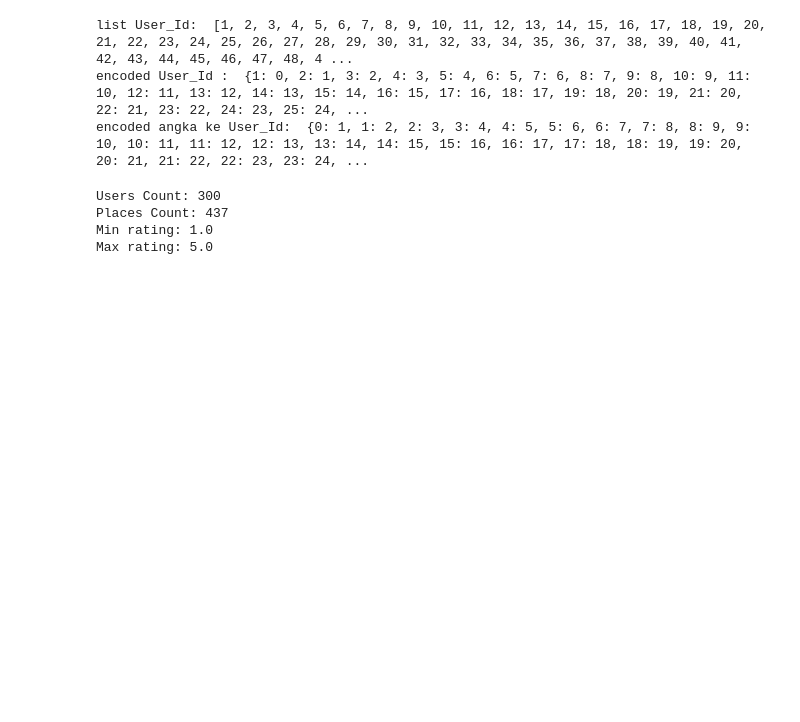
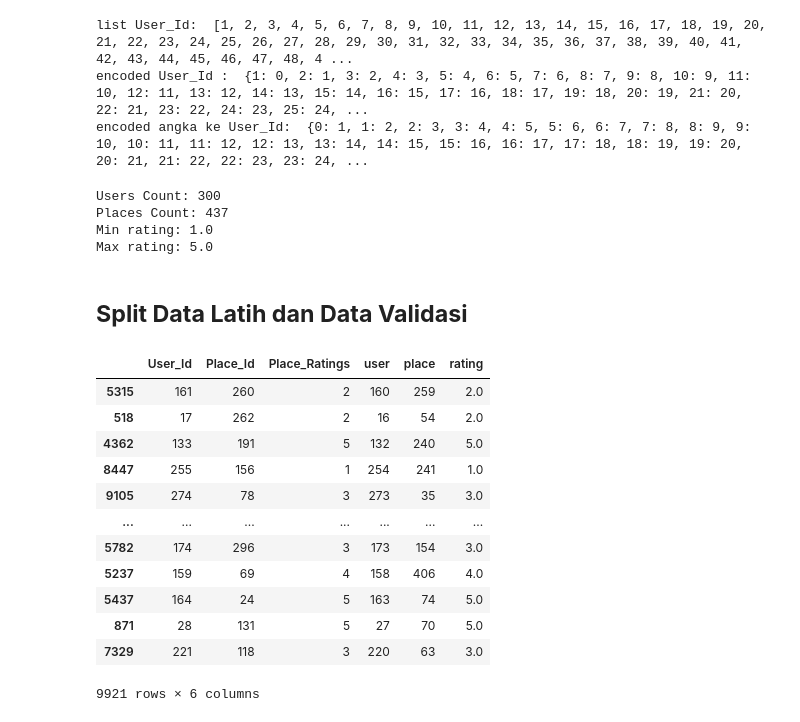
Before and after one commit to ZutoVain/ML, a Jupyter notebook: ML.ipynb, the cells around one changed output. Saved outputs shown, nothing was run; the diff lists cells and outputs as text; code cells hidden in the pictures; blank space fills up the shorter version.

Commit message:
Split Data for Validation and Training

```diff
--- a/ML.ipynb
+++ b/ML.ipynb
@@ -336,3 +336,23 @@ Users Count: 300
 Places Count: 437
 Min rating: 1.0
 Max rating: 5.0
+# %% [markdown]
+## **Split Data Latih dan Data Validasi**
+# %%
+#Mengacak dataset ratings.
+ratings = ratings.sample(frac=1, random_state=42)
+ratings
+# %% [output]
+|  | User_Id | Place_Id | Place_Ratings | user | place | rating |
+| 5315 | 161 | 260 | 2 | 160 | 259 | 2.0 |
+| 518 | 17 | 262 | 2 | 16 | 54 | 2.0 |
+| 4362 | 133 | 191 | 5 | 132 | 240 | 5.0 |
+| 8447 | 255 | 156 | 1 | 254 | 241 | 1.0 |
+| 9105 | 274 | 78 | 3 | 273 | 35 | 3.0 |
+| ... | ... | ... | ... | ... | ... | ... |
+| 5782 | 174 | 296 | 3 | 173 | 154 | 3.0 |
+| 5237 | 159 | 69 | 4 | 158 | 406 | 4.0 |
+| 5437 | 164 | 24 | 5 | 163 | 74 | 5.0 |
+| 871 | 28 | 131 | 5 | 27 | 70 | 5.0 |
+| 7329 | 221 | 118 | 3 | 220 | 63 | 3.0 |
+9921 rows × 6 columns
```
Also changed, not shown: parts of 1 cell of this notebook.
